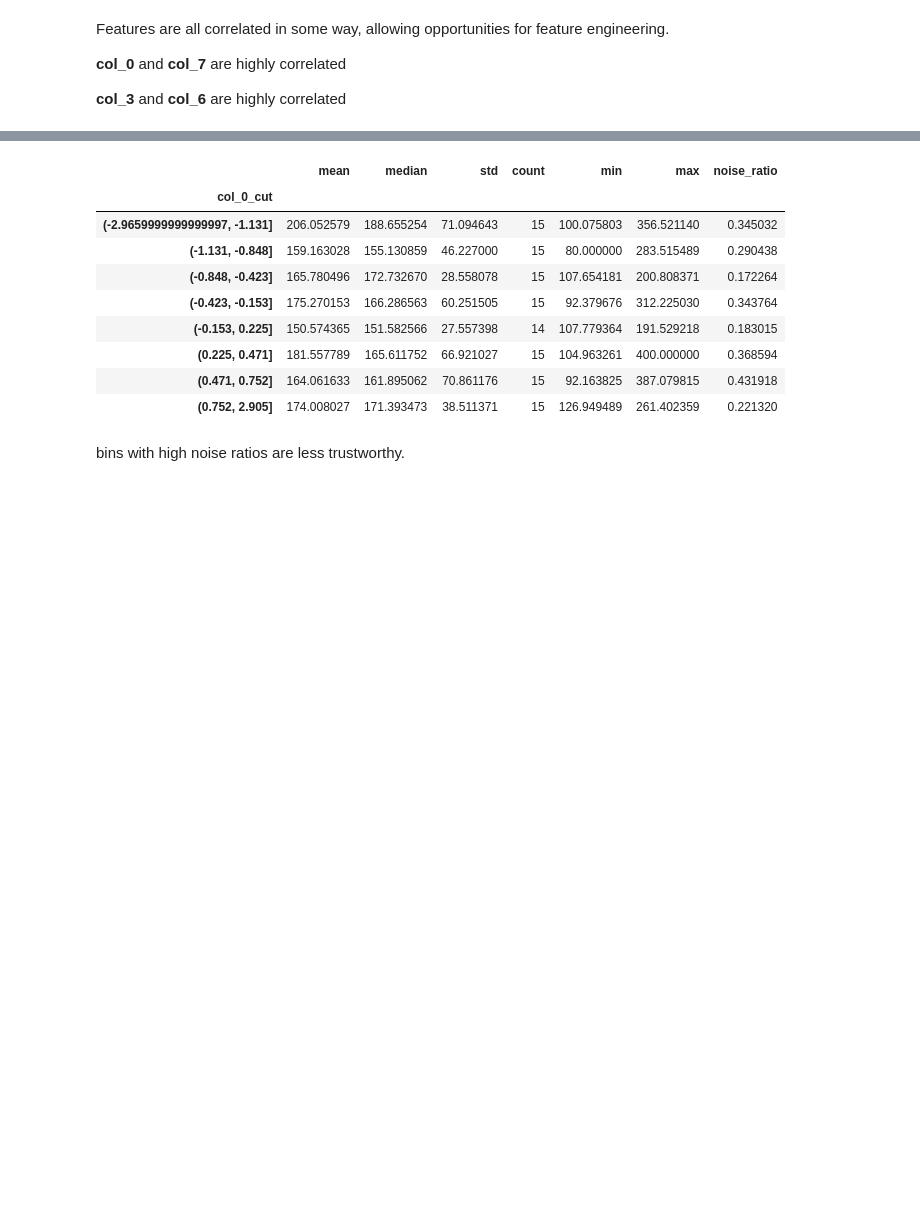
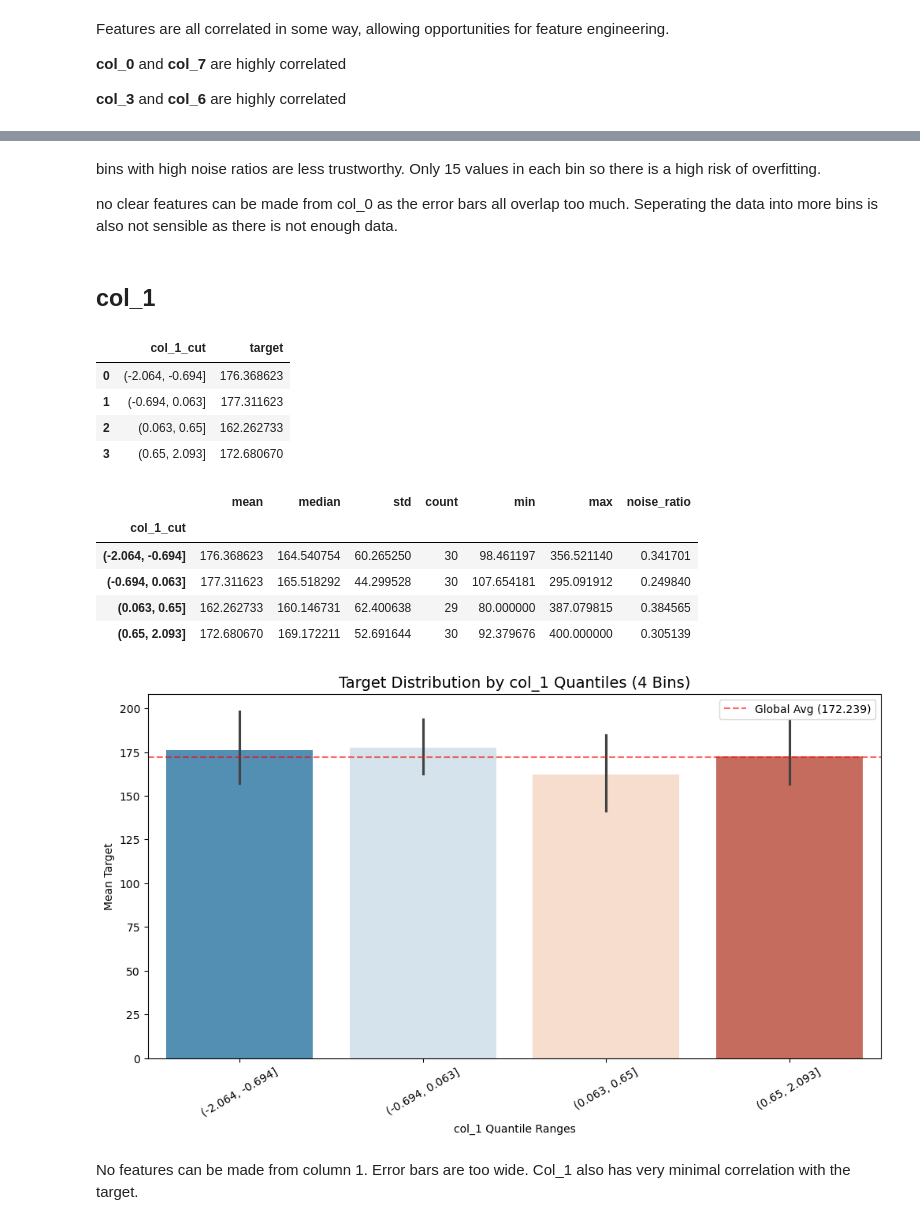
Before and after one commit to M-Rodani1/qmml-market-making-hackathon, a Jupyter notebook: round_6/round_6.ipynb, the cells around one changed output, grey strips where cells are left out. Drawn from its saved outputs; the diff is of its cells as text; code cells hidden in the pictures; blank space fills up the shorter version.

```diff
--- a/round_6/round_6.ipynb
+++ b/round_6/round_6.ipynb
@@ -100,19 +234,23 @@ plt.show()
-# %%
-stats_df = df.groupby("col_0_cut", observed=True)['target'].agg(['mean', 'median', 'std', 'count', 'min', 'max'])
-
-stats_df['noise_ratio'] = stats_df['std'] / stats_df['mean']
-
-stats_df
-# %% [output]
-|  | mean | median | std | count | min | max | noise_ratio |
-| col_0_cut |  |  |  |  |  |  |  |
-| (-2.9659999999999997, -1.131] | 206.052579 | 188.655254 | 71.094643 | 15 | 100.075803 | 356.521140 | 0.345032 |
-| (-1.131, -0.848] | 159.163028 | 155.130859 | 46.227000 | 15 | 80.000000 | 283.515489 | 0.290438 |
-| (-0.848, -0.423] | 165.780496 | 172.732670 | 28.558078 | 15 | 107.654181 | 200.808371 | 0.172264 |
-| (-0.423, -0.153] | 175.270153 | 166.286563 | 60.251505 | 15 | 92.379676 | 312.225030 | 0.343764 |
-| (-0.153, 0.225] | 150.574365 | 151.582566 | 27.557398 | 14 | 107.779364 | 191.529218 | 0.183015 |
-| (0.225, 0.471] | 181.557789 | 165.611752 | 66.921027 | 15 | 104.963261 | 400.000000 | 0.368594 |
-| (0.471, 0.752] | 164.061633 | 161.895062 | 70.861176 | 15 | 92.163825 | 387.079815 | 0.431918 |
-| (0.752, 2.905] | 174.008027 | 171.393473 | 38.511371 | 15 | 126.949489 | 261.402359 | 0.221320 |
 # %% [markdown]
-bins with high noise ratios are less trustworthy.
+bins with high noise ratios are less trustworthy. Only 15 values in each bin so there is a high risk of overfitting.
+
+no clear features can be made from col_0 as the error bars all overlap too much. Seperating the data into more bins is also not sensible as there is not enough data.
+# %% [markdown]
+## col_1
+# %%
+feature_analysis("col_1", 4)
+# %% [output]
+|  | col_1_cut | target |
+| 0 | (-2.064, -0.694] | 176.368623 |
+| 1 | (-0.694, 0.063] | 177.311623 |
+| 2 | (0.063, 0.65] | 162.262733 |
+| 3 | (0.65, 2.093] | 172.680670 |
+|  | mean | median | std | count | min | max | noise_ratio |
+| col_1_cut |  |  |  |  |  |  |  |
+| (-2.064, -0.694] | 176.368623 | 164.540754 | 60.265250 | 30 | 98.461197 | 356.521140 | 0.341701 |
+| (-0.694, 0.063] | 177.311623 | 165.518292 | 44.299528 | 30 | 107.654181 | 295.091912 | 0.249840 |
+| (0.063, 0.65] | 162.262733 | 160.146731 | 62.400638 | 29 | 80.000000 | 387.079815 | 0.384565 |
+| (0.65, 2.093] | 172.680670 | 169.172211 | 52.691644 | 30 | 92.379676 | 400.000000 | 0.305139 |
+[figure, added]
+# %% [markdown]
+No features can be made from column 1. Error bars are too wide. Col_1 also has very minimal correlation with the target.
```
Also changed, not shown: parts of 77 cells of this notebook, 2 other files.
